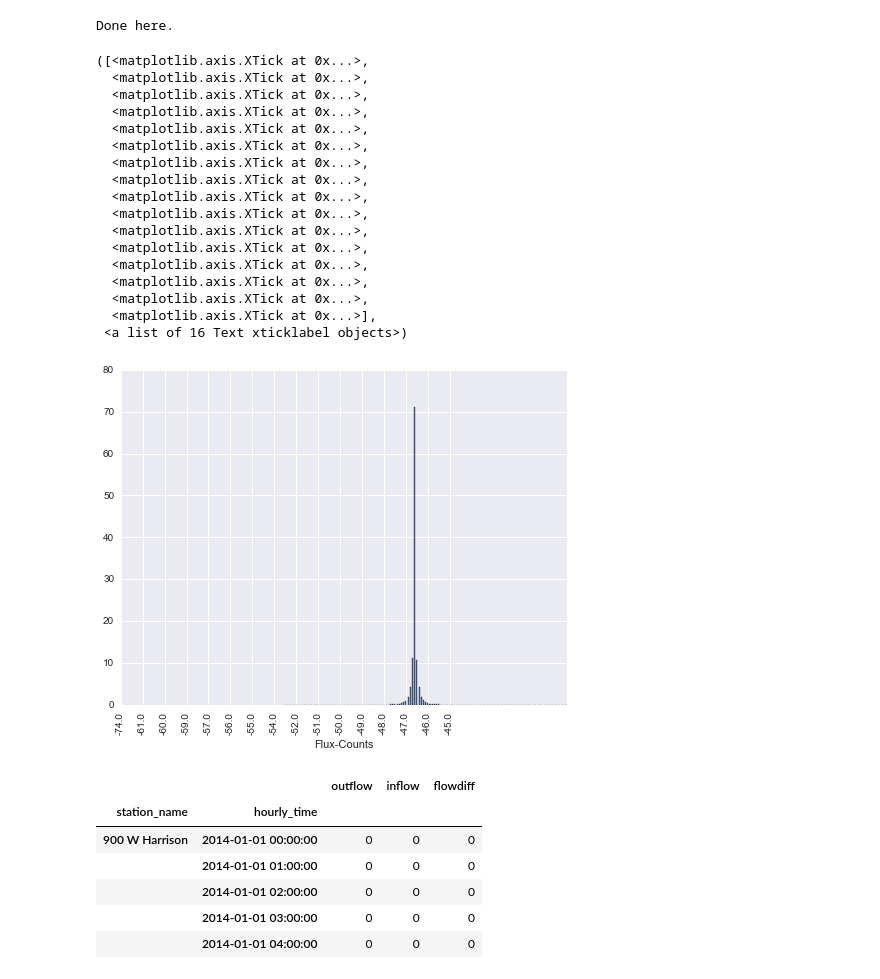
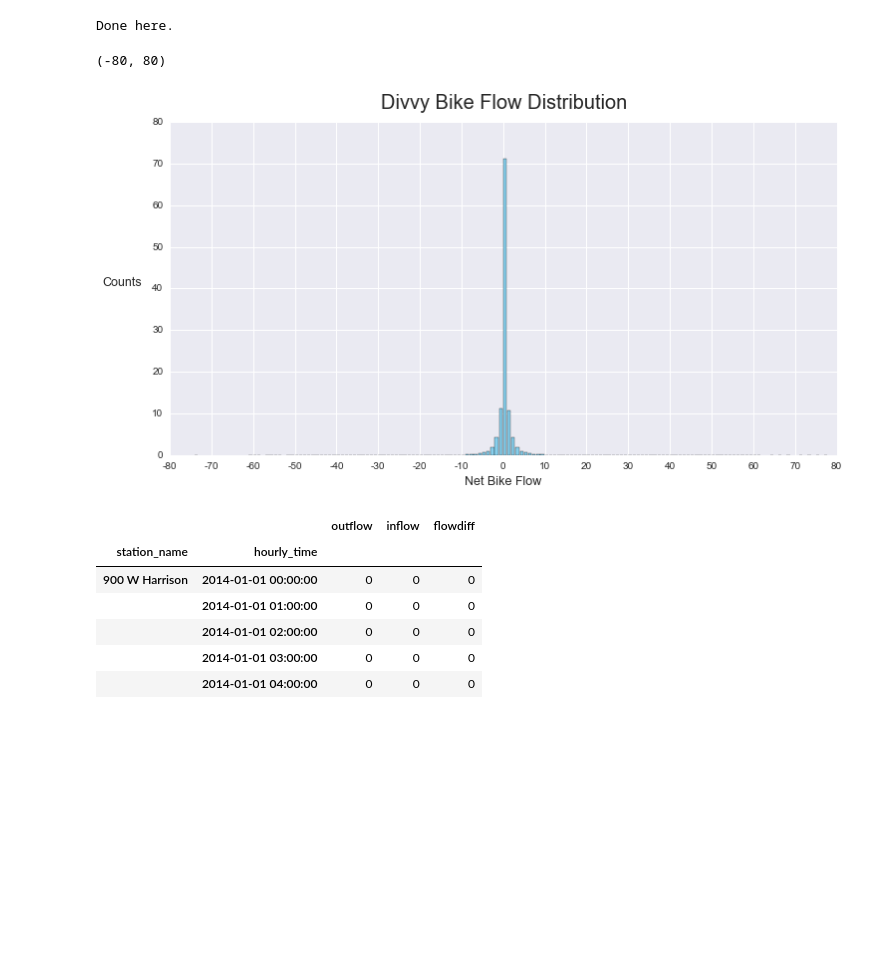
Before and after one commit to yongcho822/Divvy-Project, a Jupyter notebook: pangea.ipynb, the cells around one changed output. Saved outputs shown, nothing was run; the diff lists cells and outputs as text; code cells hidden in the pictures; blank space fills up the shorter version.

```diff
--- a/pangea.ipynb
+++ b/pangea.ipynb
@@ -94,37 +104,25 @@ combined.index.names = ['station_name', 'hourly_time']
 print 'Done here.'
 # %% [output]
 Done here.
-# %%
-"""can't set the xticks properly for some reason, figure this out"""
-
-flowdiff_distrib = combined['flowdiff'].value_counts()
-percents = (flowdiff_distrib/2454634*100).sort_index()
-
-fig = plt.figure(figsize = (8,6))
-ax = fig.add_subplot(111)
-
-percents.plot(use_index=True, kind = 'bar')
-ax.set_xlabel("Flux-Counts")
-# plt.xticks(np.arange(min(percents.index), max(percents.index)+1, 10.0))
-# %% [output]
-([<matplotlib.axis.XTick at 0x...>,
-  <matplotlib.axis.XTick at 0x...>,
-  <matplotlib.axis.XTick at 0x...>,
-  <matplotlib.axis.XTick at 0x...>,
-  <matplotlib.axis.XTick at 0x...>,
-  <matplotlib.axis.XTick at 0x...>,
-  <matplotlib.axis.XTick at 0x...>,
-  <matplotlib.axis.XTick at 0x...>,
-  <matplotlib.axis.XTick at 0x...>,
-  <matplotlib.axis.XTick at 0x...>,
-  <matplotlib.axis.XTick at 0x...>,
-  <matplotlib.axis.XTick at 0x...>,
-  <matplotlib.axis.XTick at 0x...>,
-  <matplotlib.axis.XTick at 0x...>,
-  <matplotlib.axis.XTick at 0x...>,
-  <matplotlib.axis.XTick at 0x...>],
- <a list of 16 Text xticklabel objects>)
-[figure, removed]
+# %%
+flowdiff_distrib = combined['flowdiff'].value_counts()
+percents = (flowdiff_distrib/2454634*100).sort_index()
+
+categ = percents.index.tolist()
+vals = percents.values.tolist()
+
+fig = plt.figure(figsize = (12,6))
+ax = fig.add_subplot(111)
+
+plt.bar(categ, vals, color='skyblue')
+ax.set_xlabel("Net Bike Flow", fontsize = 12.5)
+ax.set_ylabel("Counts", labelpad = 30, fontsize = 12.5).set_rotation(0)
+plt.xticks(np.arange(-80,81,10), np.arange(-80,81,10), x=1.02)
+plt.title("Divvy Bike Flow Distribution", fontsize = 20, y=1.025)
+plt.xlim(-80,80)
+# %% [output]
+(-80, 80)
+[figure, added]
 # %%
 combined.head()
 # %% [output]
```
Also changed, not shown: parts of 14 cells of this notebook.
